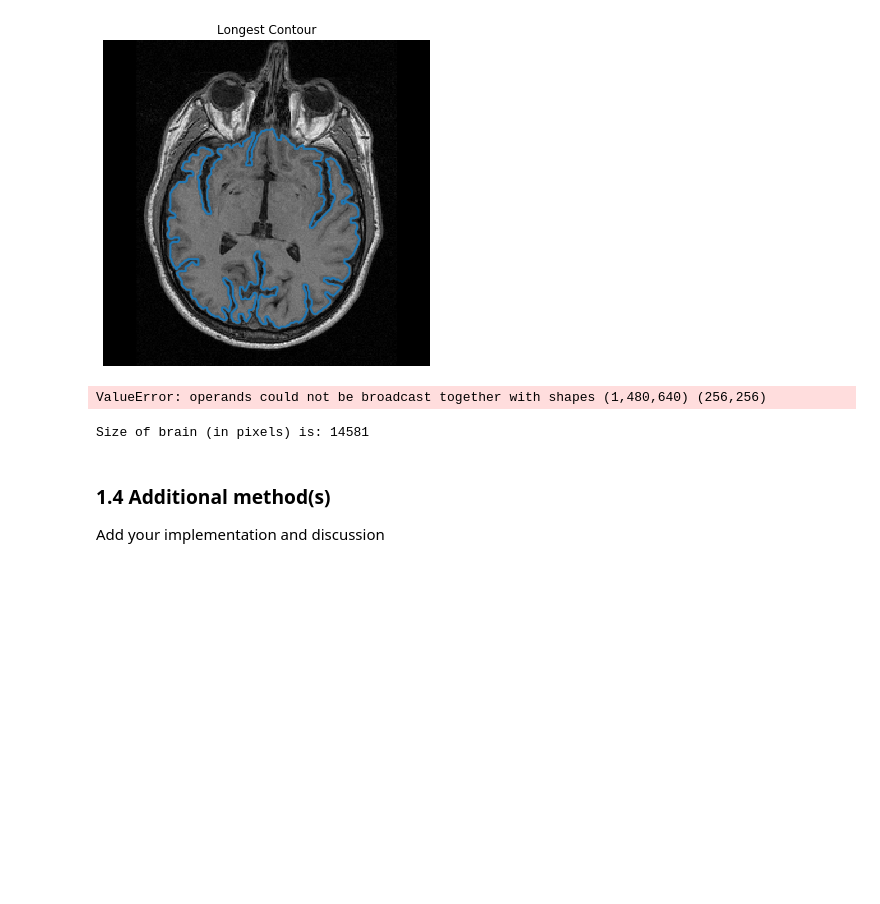
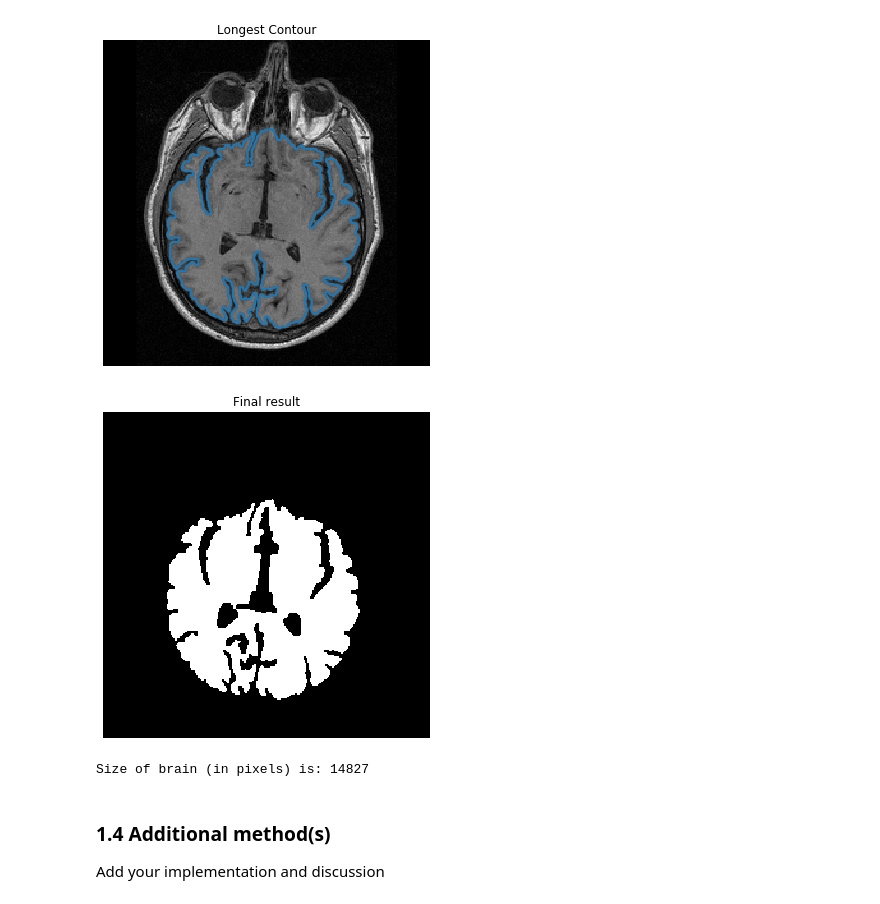
Before and after one commit to dhruti96shah/iapr-2020, a Jupyter notebook: labs/lab_01_segmentation.ipynb, the cells around one changed output. Cells and saved outputs as stored; diff of their text form; code cells hidden in the pictures; blank space fills up the shorter version.

Commit message:
solving errors in first commit

```diff
--- a/labs/lab_01_segmentation.ipynb
+++ b/labs/lab_01_segmentation.ipynb
@@ -225,31 +225,34 @@ plt.show()
 # %% [output]
 [figure]
 # %%
+mask1 = np.zeros(brain_im.shape).astype(bool)
+mask1[longest_c[:,0].astype(int),longest_c[:,1].astype(int)] = True
+
 mask_longest = ndimage.binary_fill_holes(mask1)
 mask_holes = np.zeros(brain_im.shape).astype(bool)
 
 for n, contour in enumerate(contours):
     mask_temp = np.zeros(brain_im.shape).astype(bool)
     if n!=index_longest:
         if(len(contour)>60):
             mask_temp[contour[:,0].astype(int),contour[:,1].astype(int)] = True
             mask_temp = ndimage.binary_fill_holes(mask_temp)
             mask_holes = np.logical_or((mask_temp),mask_holes)
 
 final_mask = np.logical_and(mask_longest, np.logical_not(mask_holes))
 
 fig, ax = plt.subplots(1, 1, figsize=(6, 6))
 ax.imshow(final_mask, cmap='gray')
 ax.set_title('Final result')
 ax.axis('off')
 
 plt.show()
 # %% [output]
-ValueError: operands could not be broadcast together with shapes (1,480,640) (256,256)
+[figure, added]
 # %%
 print('Size of brain (in pixels) is:', np.sum(final_mask))
 # %% [output]
-Size of brain (in pixels) is: 14581
+Size of brain (in pixels) is: 14827
 # %% [markdown]
 ### 1.4 Additional method(s)
 Add your implementation and discussion
```
